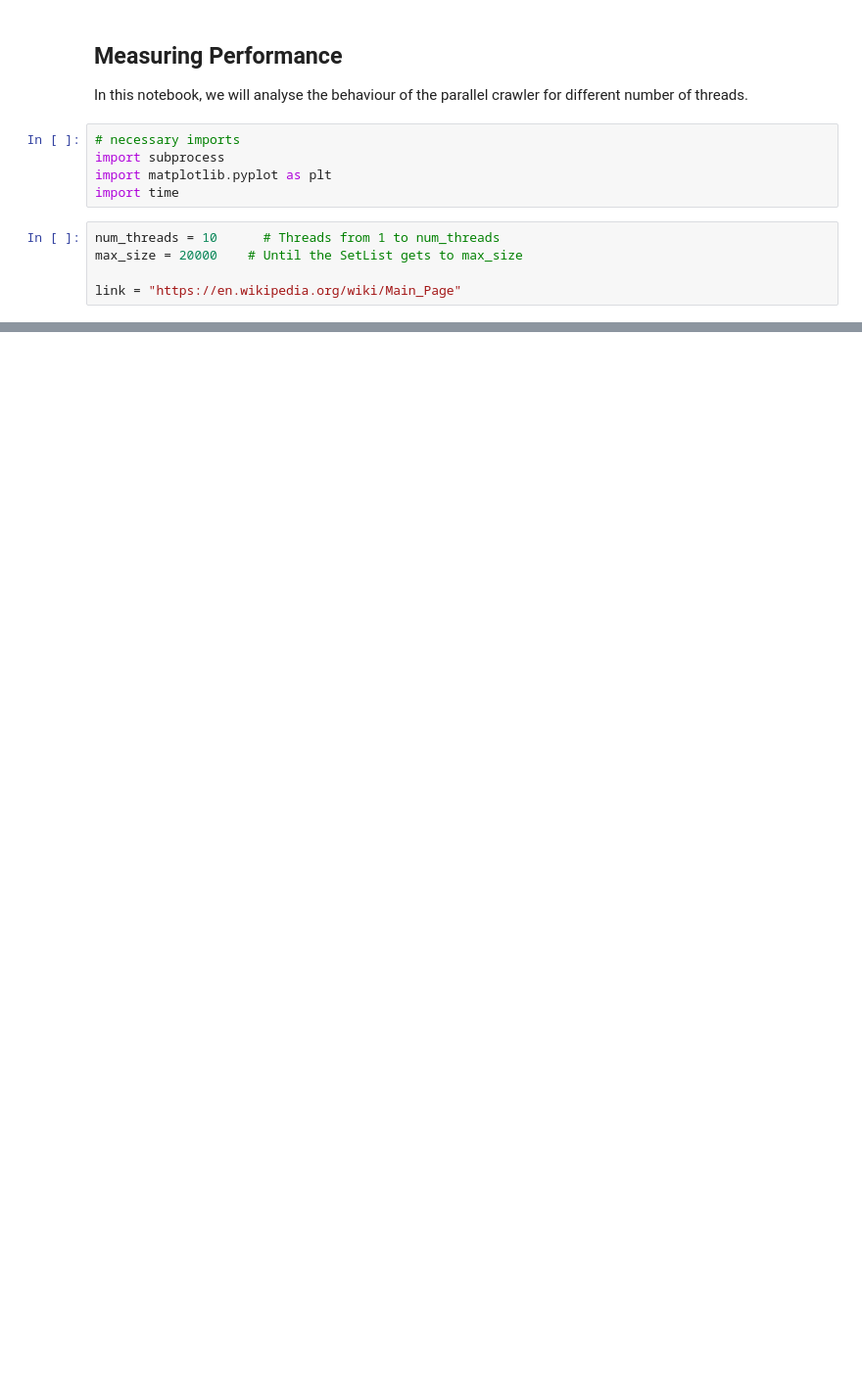
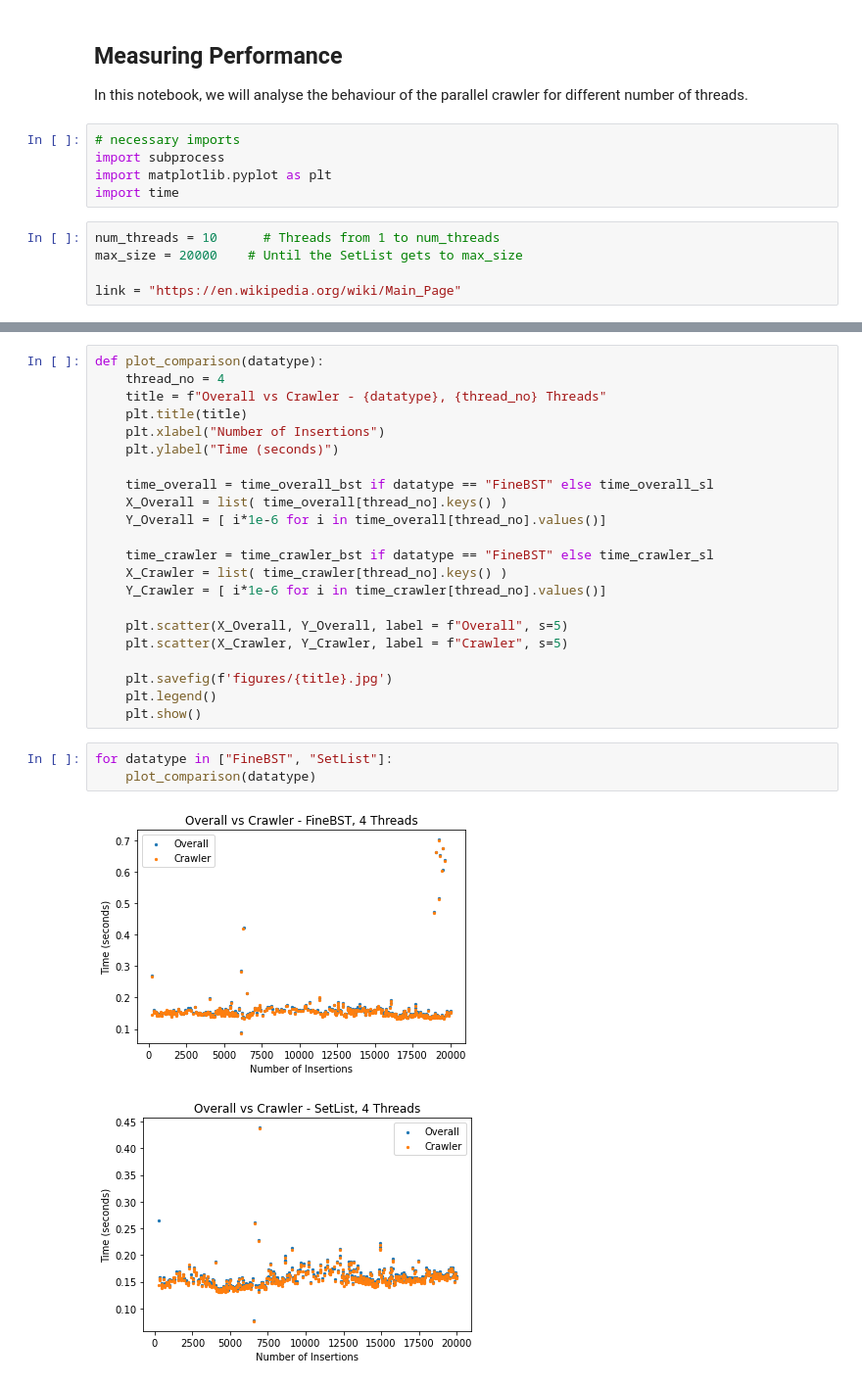
Before and after one commit to maikaedberg/ParallelCrawling, a Jupyter notebook: plot_times.ipynb, the cells around one changed output, grey strips where cells are left out. Shown at 98% size. Saved outputs shown, nothing was run; the diff lists cells and outputs as text; blank space fills up the shorter version.

```diff
--- a/plot_times.ipynb
+++ b/plot_times.ipynb
@@ -165,0 +108,28 @@ plt.show()
+# %%
+def plot_comparison(datatype):
+    thread_no = 4
+    title = f"Overall vs Crawler - {datatype}, {thread_no} Threads"
+    plt.title(title)
+    plt.xlabel("Number of Insertions")
+    plt.ylabel("Time (seconds)")
+
+    time_overall = time_overall_bst if datatype == "FineBST" else time_overall_sl
+    X_Overall = list( time_overall[thread_no].keys() )
+    Y_Overall = [ i*1e-6 for i in time_overall[thread_no].values()]
+
+    time_crawler = time_crawler_bst if datatype == "FineBST" else time_crawler_sl
+    X_Crawler = list( time_crawler[thread_no].keys() )
+    Y_Crawler = [ i*1e-6 for i in time_crawler[thread_no].values()]
+
+    plt.scatter(X_Overall, Y_Overall, label = f"Overall", s=5)
+    plt.scatter(X_Crawler, Y_Crawler, label = f"Crawler", s=5)
+
+    plt.savefig(f'figures/{title}.jpg')
+    plt.legend()
+    plt.show()
+# %%
+for datatype in ["FineBST", "SetList"]:
+    plot_comparison(datatype)
+# %% [output]
+[figure, added]
+[figure, added]
```
Also changed, not shown: parts of 9 cells of this notebook, 8 other files.
